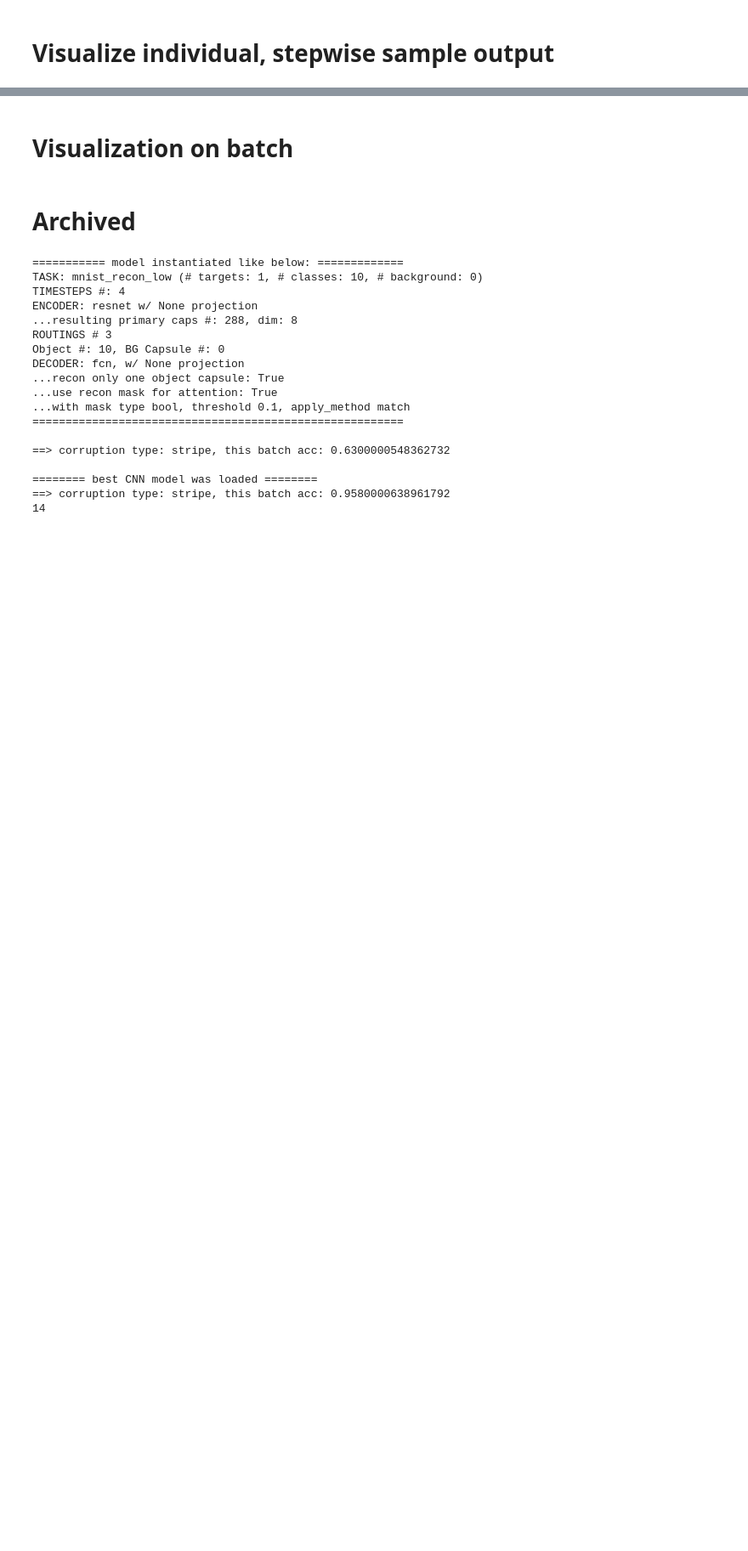
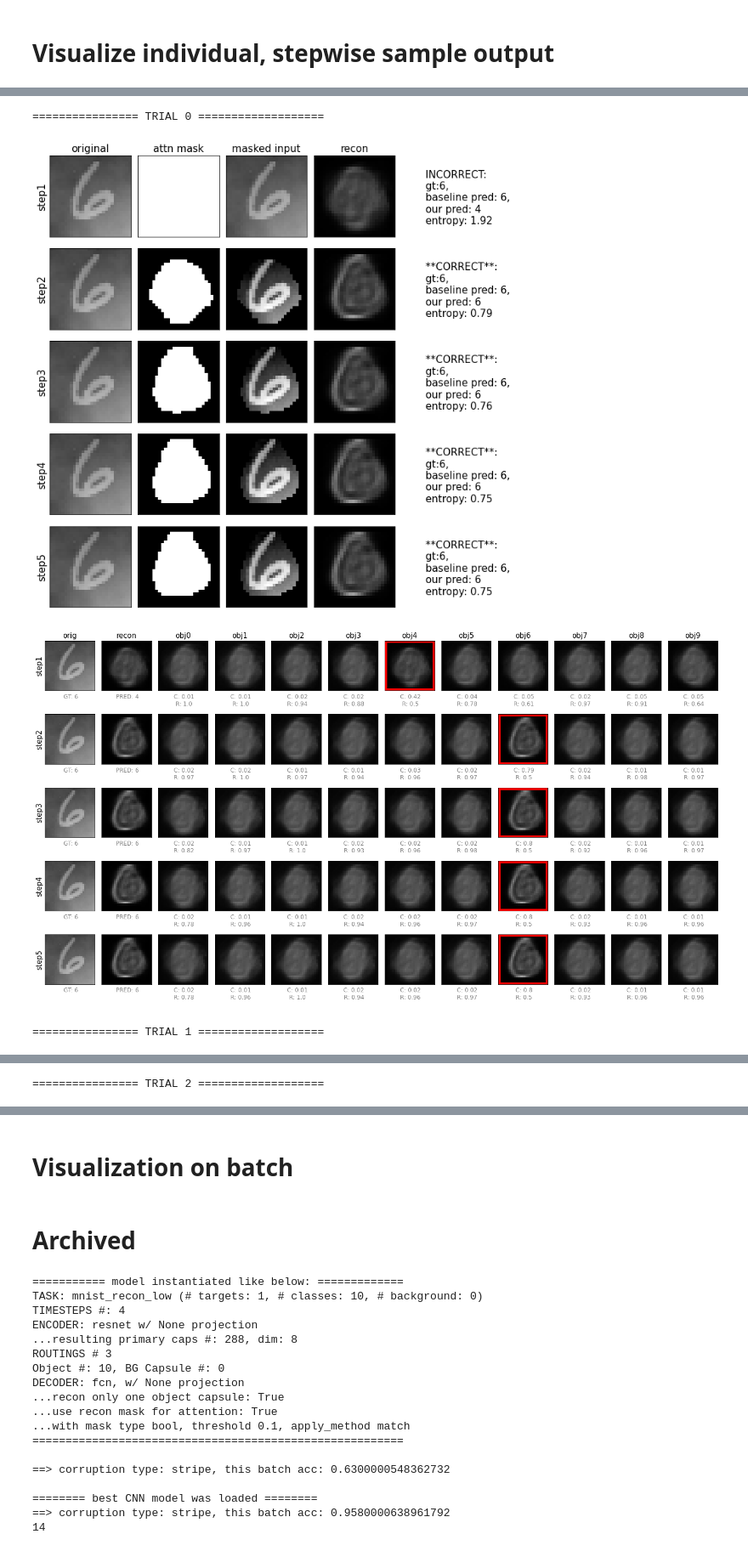
Before and after one commit to ahnchive/ORA-recognition, a Jupyter notebook: eval_visualization_rrcapsnet.ipynb, the cells around one changed output, grey strips where cells are left out. Shown at 85% size. Saved outputs shown, nothing was run; the diff lists cells and outputs as text; code cells hidden in the pictures; blank space fills up the shorter version.

Commit message:
model performance

```diff
--- a/eval_visualization_rrcapsnet.ipynb
+++ b/eval_visualization_rrcapsnet.ipynb
@@ -697,7 +699,7 @@ task='mnist_c_mini' #'mnist_c_mini', 'mnist_recon', 'mnist_c_original'
 
 train=False #train or test dataset
 
-corruption_index =11
+corruption_index =12
 corruption =CORRUPTION_TYPES[corruption_index-1]
 
 # model and args load
@@ -710,6 +712,7 @@ load_model_path = './results/mnist/May25_2049_recon_edge_run1/best_epoch68_acc0.
 load_model_path= './results/mnist/May25_2131_recon_edge_run3/best_epoch70_acc0.9987.pt'
 load_model_path = './results/mnist/May29_2045_blur_res4_run1/best_epoch32_acc1.0000.pt'
 load_model_path = './results/mnist/Aug14_0524_lsf_res4_run2/best_epoch29_acc1.0000.pt'
+load_model_path = './results/mnist/Aug14_0525_hsf_res4_run2/best_epoch25_acc1.0000.pt'
 
 # model comparison
 compare_with_cnn = True
@@ -817,0 +821,61 @@ DECODER: fcn, w/ None projection
+# %%
+###################################
+# stepwise visualization
+###################################
+idx_start = 0 # can't be higher than batchsize
+n_image =500
+
+## plot condition
+condition = 'first correct last incorrect'
+condition = 'first incorrect last correct'
+# condition = 'first incorrect last incorrect'
+condition = 'all'
+# condition = 'correct'
+# condition = 'incorrect'
+
+## plot only specific categories
+# idx_category =0
+# boolidx = y_hot.argmax(dim=-1).numpy()==idx_category
+# condition = list(np.where(boolidx==True)[0])
+
+## plot different steps
+# n_step = 3
+# boolidx = nstep==n_step
+# condition = list(np.where(boolidx==True)[0])
+
+## plot by ids
+# condition = [6, 41, 66]
+# condition = [7, 11]
+# condition = [66, 114, 656] #batchnum1
+# condition = [6] #batchnum2
+# condition = [6] #batchnum3
+# condition = [17]
+# condition = [8] #batchnum 3
+# condition = [22, 33,41,44,75,82,88,147] #fog batch
+# condition = [6,7]
+# condition = [17]
+# condition = [447]
+# condition = [167, 502, 1466]
+
+# condition = trialid_to_visualize #[:20]
+# condition = list(np.where(nstep==3)[0])
+# condition = [309]
+# condition = [560, 893]
+# condition=[7]
+# condition=[82, 92]
+
+# condition = [329,336]
+idx_plotted =\
+visualize_detail(model, x.to(DEVICE), y_hot, outputs_model,
+                 x_recon_step, objcaps_len_step, args,
+                 start=idx_start, n_image=n_image, plot_trials_when = condition,
+                 plot_routings=False,
+                 pred_to_compare=pred_to_compare,
+                 num_steps_to_finish=list(nstep),
+                 entropy = entropy_model
+                )
+# %% [output]
+================ TRIAL 0 ===================
+[figure, added]
+[figure, added]
+================ TRIAL 1 ===================
@@ -817,0 +884 @@ DECODER: fcn, w/ None projection
+================ TRIAL 2 ===================
```
Also changed, not shown: parts of 4 cells of this notebook, 45 other files.
